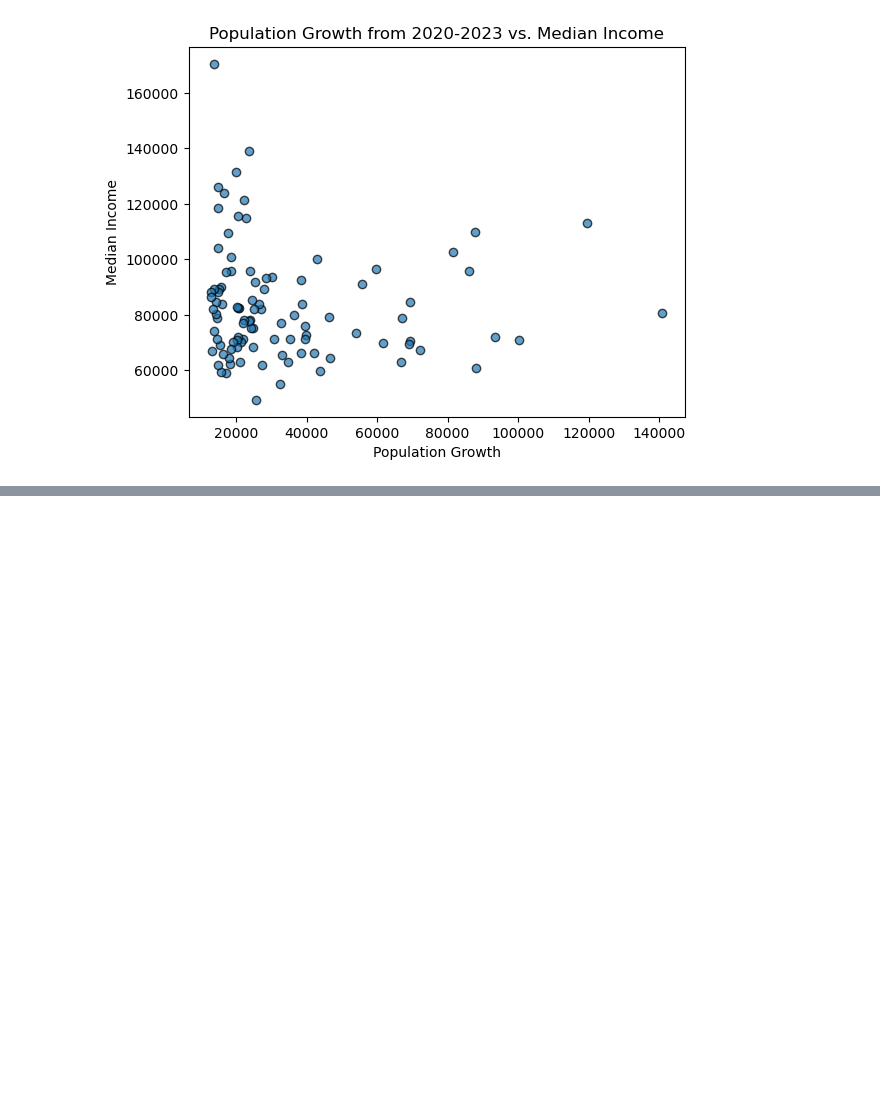
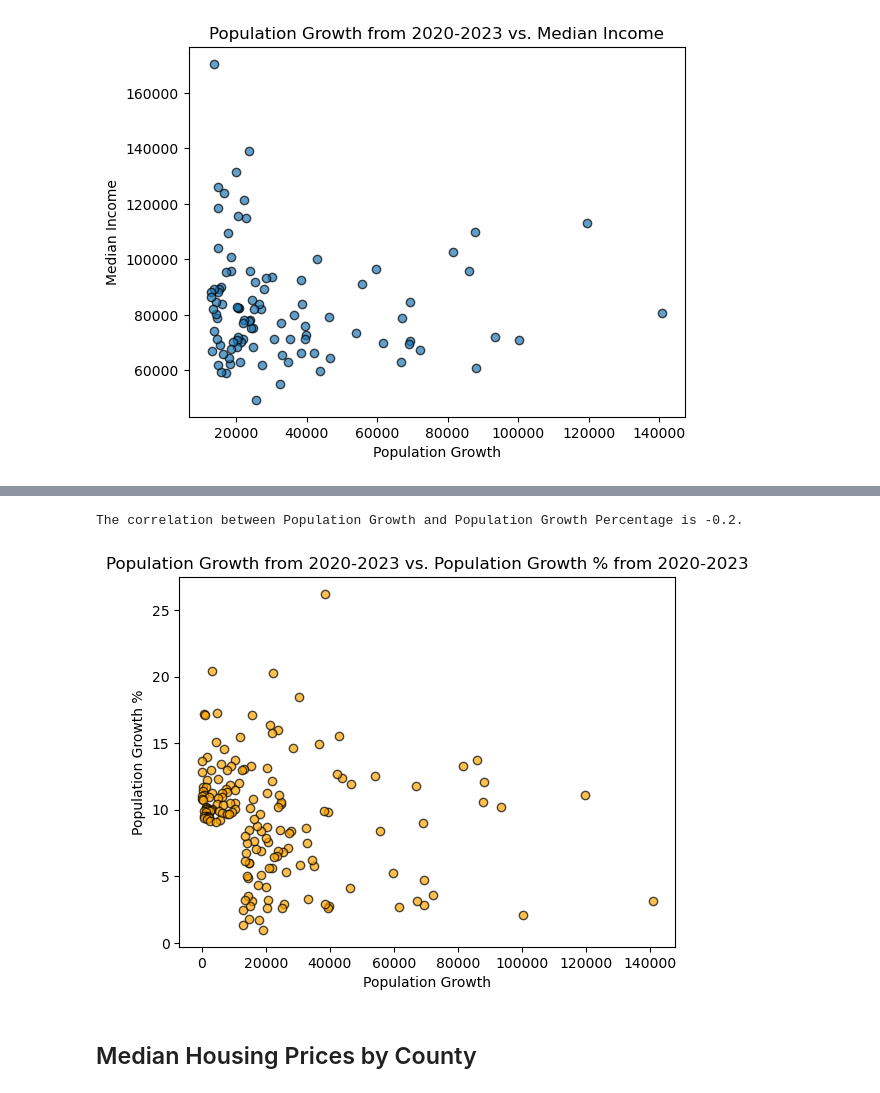
Before and after one commit to smsimba225/Project_1, a Jupyter notebook: Project1_Owen.ipynb, the cells around one changed output, grey strips where cells are left out. Drawn from its saved outputs; the diff is of its cells as text; code cells hidden in the pictures; blank space fills up the shorter version.

```diff
--- a/Project1_Owen.ipynb
+++ b/Project1_Owen.ipynb
@@ -420,0 +289,15 @@ pop_merged
+# %%
+pop_merged = pop_100median.merge(top100percent_median, on=['County','Pop Growth from 2020-2023','Pop Growth % from 2020-2023',
+                                                           'Median Income', 'Latitude', 'Longitude'], how='outer')
+pop_merged = pop_merged.drop_duplicates(subset=['County'])
+
+pop_merged=pop_merged[['County','Pop Growth % from 2020-2023', 'Pop Growth from 2020-2023', 'Median Income', 'Latitude', 'Longitude']]
+pop_merged_display = pop_merged.copy().set_index('County')
+pop_merged_display = pop_merged_display.sort_values('Pop Growth % from 2020-2023', ascending=False)
+pop_merged_display=pop_merged_display.style.background_gradient(subset=['Pop Growth from 2020-2023'],
+                                             cmap=cm2).background_gradient(subset=['Pop Growth % from 2020-2023'],
+                                             cmap=cm1).background_gradient(subset=['Median Income'],
+                                             cmap=cm).format({'Pop Growth % from 2020-2023':"{:,.2f}%",
+                                                               'Pop Growth from 2020-2023':"{:,.0f}",
+                                                             'Median Income':"${:,.0f}"})
+pop_merged_display
@@ -431,3 +339,21 @@ mapplot = pop_merged_mapplot.hvplot.points('Longitude', 'Latitude', geo=True, ti
 mapplot
 # %% [output]
 [interactive output not drawn]
+# %%
+# Is there a correlation between population growth and population growth %?
+
+x_value = pop_merged['Pop Growth from 2020-2023']
+y_value = pop_merged['Pop Growth % from 2020-2023']
+corr_coefficient = st.pearsonr(x_value, y_value)
+print(f"The correlation between Population Growth and Population Growth Percentage is {round(corr_coefficient[0],2)}.")
+plt.scatter(x_value, y_value, alpha=0.7, edgecolors='black', color='orange')
+plt.xlabel('Population Growth')
+plt.ylabel('Population Growth %')
+plt.title('Population Growth from 2020-2023 vs. Population Growth % from 2020-2023')
+plt.show()
+# No.  there is no correlation between Population Growth and Population Growth %
+# %% [output]
+The correlation between Population Growth and Population Growth Percentage is -0.2.
+[figure, added]
+# %% [markdown]
+## Median Housing Prices by County
```
Also changed, not shown: parts of 30 cells of this notebook, 3 other files.
